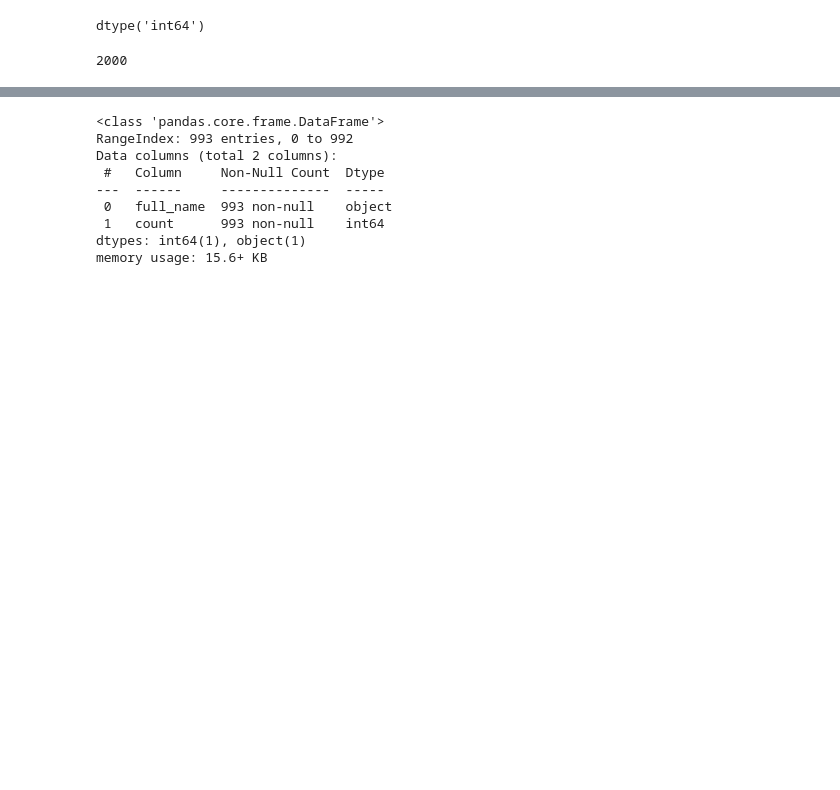
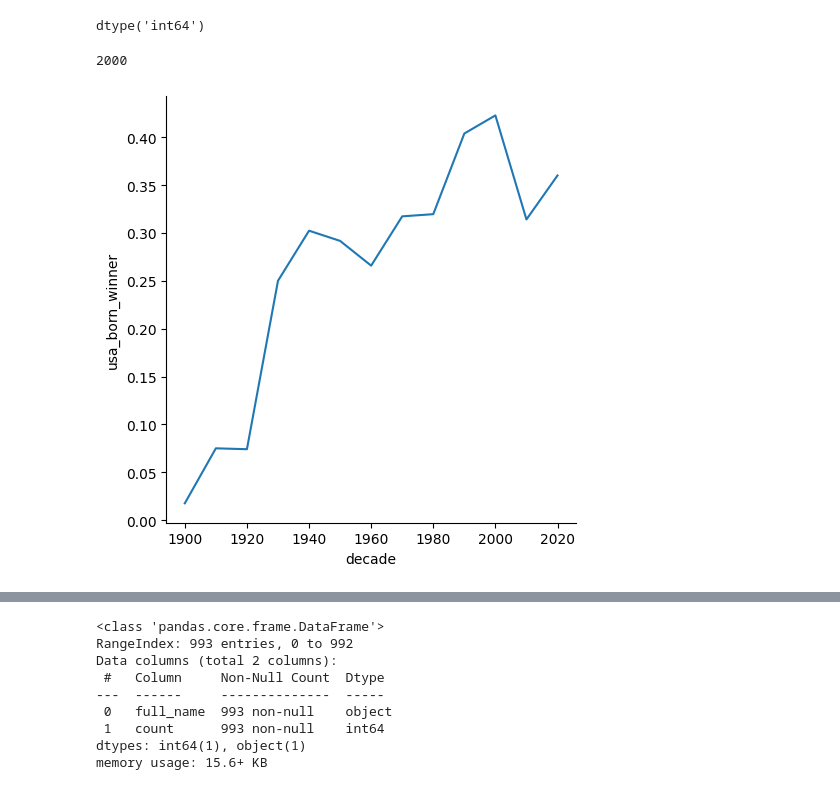
Before and after one commit to MahmoudAmrAmin/Explore-the-History-of-Nobel-Prize-Winners, a Jupyter notebook: notebook.ipynb, the cells around one changed output, grey strips where cells are left out. Saved outputs shown, nothing was run; the diff lists cells and outputs as text; code cells hidden in the pictures; blank space fills up the shorter version.

Commit message:
add line plot to notebook

```diff
--- a/notebook.ipynb
+++ b/notebook.ipynb
@@ -121,6 +121,20 @@ max_decade_usa = int(max_decade_usa)
 max_decade_usa
 # %% [output]
 2000
+# %%
+nobel_prize_data['usa_born_winner'] = nobel_prize_data['birth_country'] == 'United States of America'
+nobel_prize_data['decade'] = (np.floor(nobel_prize_data['year'] / 10) * 10).astype(int)
+prop_usa_winners = nobel_prize_data.groupby('decade', as_index=False)['usa_born_winner'].mean()
+
+# Identify the decade with the highest proportion of US-born winners
+max_decade_usa = prop_usa_winners[prop_usa_winners['usa_born_winner'] == prop_usa_winners['usa_born_winner'].max()]['decade'].values[0]
+
+# Optional: Plotting USA born winners
+ax1 = sns.relplot(x='decade', y='usa_born_winner', data=prop_usa_winners, kind="line")
+
+# Calculating the proportion of female laureates per decade
+# %% [output]
+[figure, added]
 # %%
 # females_win = nobel_prize_data[nobel_prize_data['sex'] =='Female']
 # most_female_decade = nobel_prize_data.sort_values('year' ,ascending=True)['decade'].value_counts().idxmax()
```
Also changed, not shown: parts of 5 cells of this notebook.
